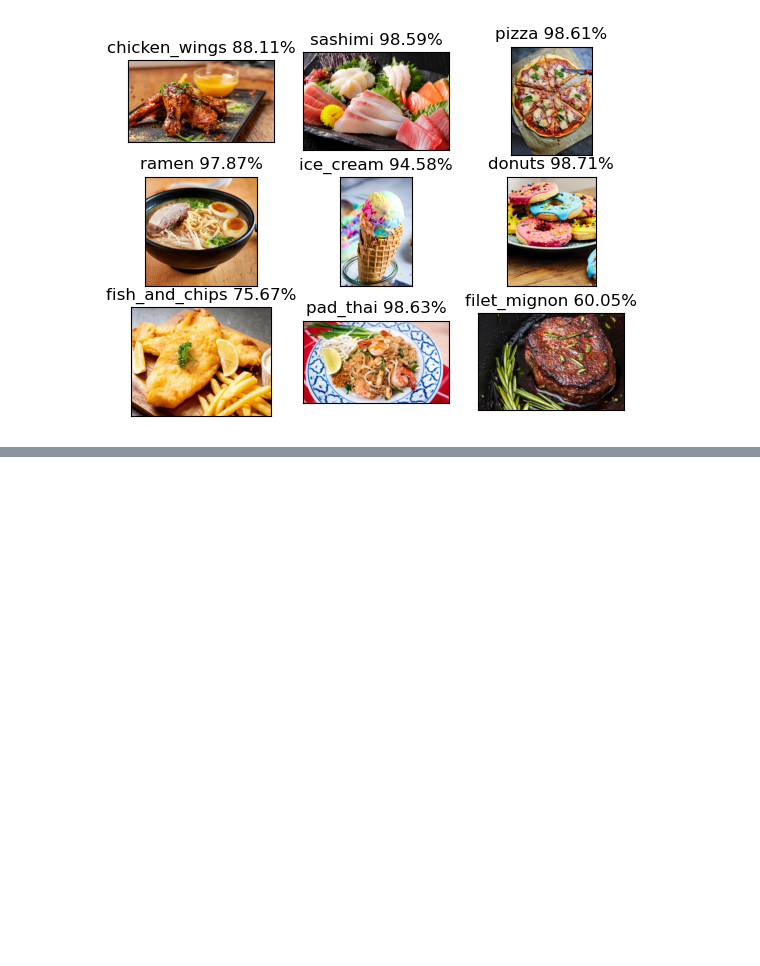
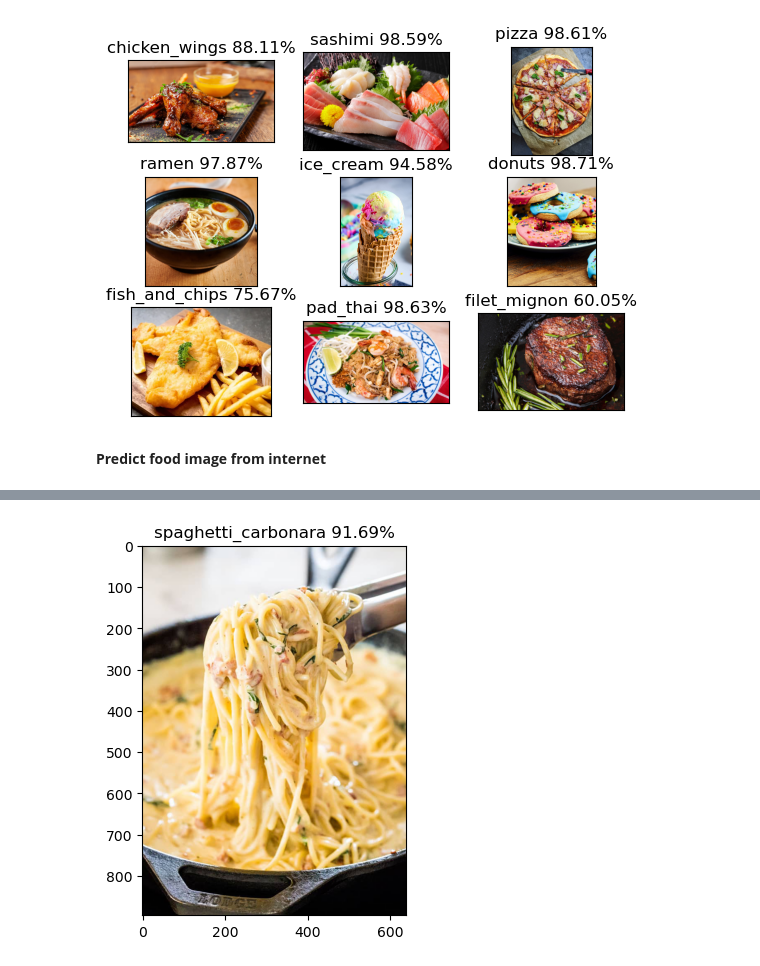
Before and after one commit to new3980/ZSM-00, a Jupyter notebook: FoodForThoughts/test54_noppa.ipynb, the cells around one changed output, grey strips where cells are left out. Cells and saved outputs as stored; diff of their text form; code cells hidden in the pictures; blank space fills up the shorter version.

```diff
--- a/FoodForThoughts/test54_noppa.ipynb
+++ b/FoodForThoughts/test54_noppa.ipynb
@@ -46,17 +46,17 @@ bibimbap
 # %%
 '''If want image from internet'''
-# def internet_get(url):
-#     response = requests.get(url)
-#     img = Image.open(BytesIO(response.content))
-#     input = img
-#     # Resize img to proper for feed model.
-#     img = img.resize((299,299))
-#     # Convert img to numpy array,rescale it,expand dims and check vertically.
-#     x = tf.keras.preprocessing.image.img_to_array(img)
-#     x = x / 255.0
-#     x = np.expand_dims(x,axis = 0)
-#     img_tensor = np.vstack([x])
-#     return input,img_tensor
+def internet_get(url):
+    response = requests.get(url)
+    img = Image.open(BytesIO(response.content))
+    input = img
+    # Resize img to proper for feed model.
+    img = img.resize((299,299))
+    # Convert img to numpy array,rescale it,expand dims and check vertically.
+    x = tf.keras.preprocessing.image.img_to_array(img)
+    x = x / 255.0
+    x = np.expand_dims(x,axis = 0)
+    img_tensor = np.vstack([x])
+    return input,img_tensor
 
 '''If want image from local'''
 def local_get(path):
@@ -108,3 +110,19 @@ plt.show()
 1/1 [==============================] - 0s 40ms/step
 1/1 [==============================] - 0s 43ms/step
 [figure]
+# %% [markdown]
+**Predict food image from internet**
+# %%
+# Paste image url
+src = 'https://www.jocooks.com/wp-content/uploads/2012/05/creamy-carbonara-1.jpg'
+img_input, img_res = internet_get(src)
+pred_res = model54.predict(img_res)
+classes = list(food_list)
+label = classes[np.argmax(pred_res)]
+confident = np.max(pred_res) * 100
+
+# Show internet image
+plt.imshow(img_input)
+plt.title(f"{label} {confident:.2f}%")
+plt.show()
+# %% [output]
@@ -110,0 +130 @@ plt.show()
+[figure, added]
```
Also changed, not shown: parts of 5 cells of this notebook, 4 other files.
